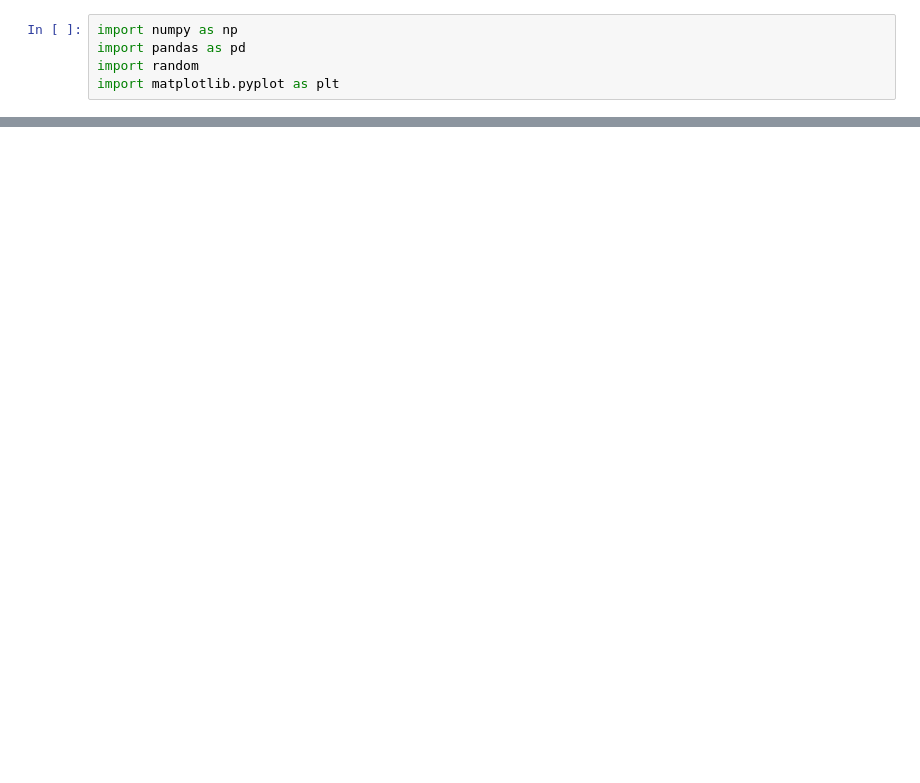
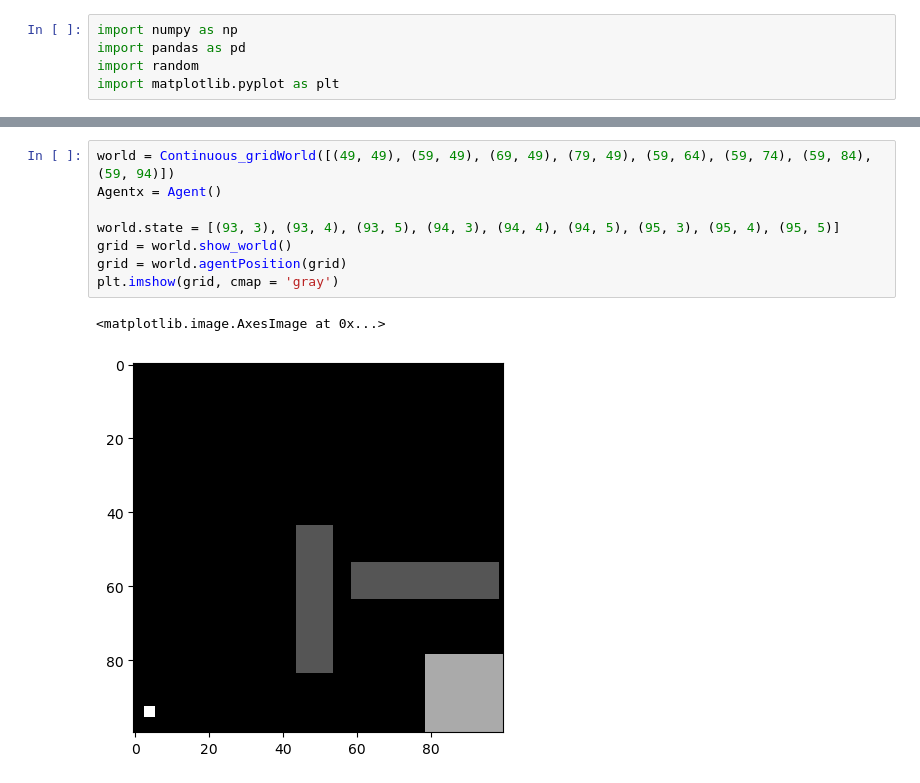
Before and after one commit to Prithvij2004/grid_world_continuous, a Jupyter notebook: Continuous Grid World.ipynb, the cells around one changed output, grey strips where cells are left out. Cells and saved outputs as stored; diff of their text form; blank space fills up the shorter version.

```diff
--- a/Continuous Grid World.ipynb
+++ b/Continuous Grid World.ipynb
@@ -113 +132,12 @@ class Agent:
+# %%
+world = Continuous_gridWorld([(49, 49), (59, 49), (69, 49), (79, 49), (59, 64), (59, 74), (59, 84), (59, 94)])
+Agentx = Agent()
+
+world.state = [(93, 3), (93, 4), (93, 5), (94, 3), (94, 4), (94, 5), (95, 3), (95, 4), (95, 5)]
+grid = world.show_world()
+grid = world.agentPosition(grid)
+plt.imshow(grid, cmap = 'gray')
+# %% [output]
+<matplotlib.image.AxesImage at 0x...>
+[figure, added]
 # %%
```
Also changed, not shown: parts of 4 cells of this notebook.
